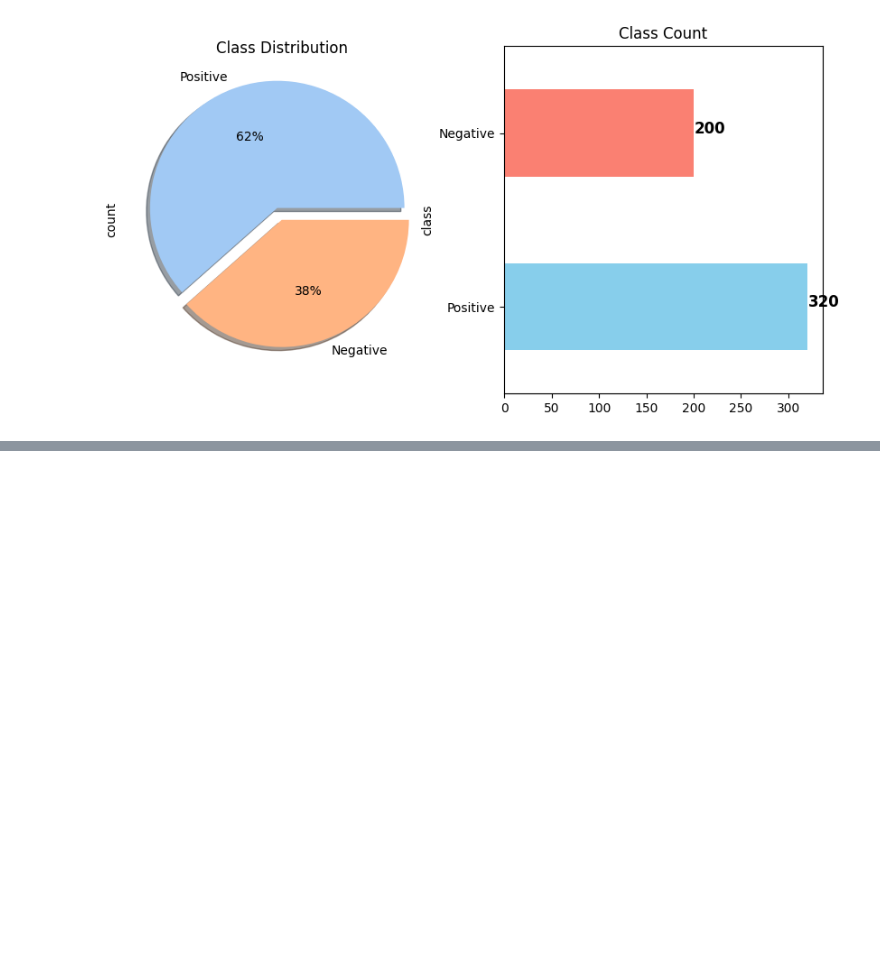
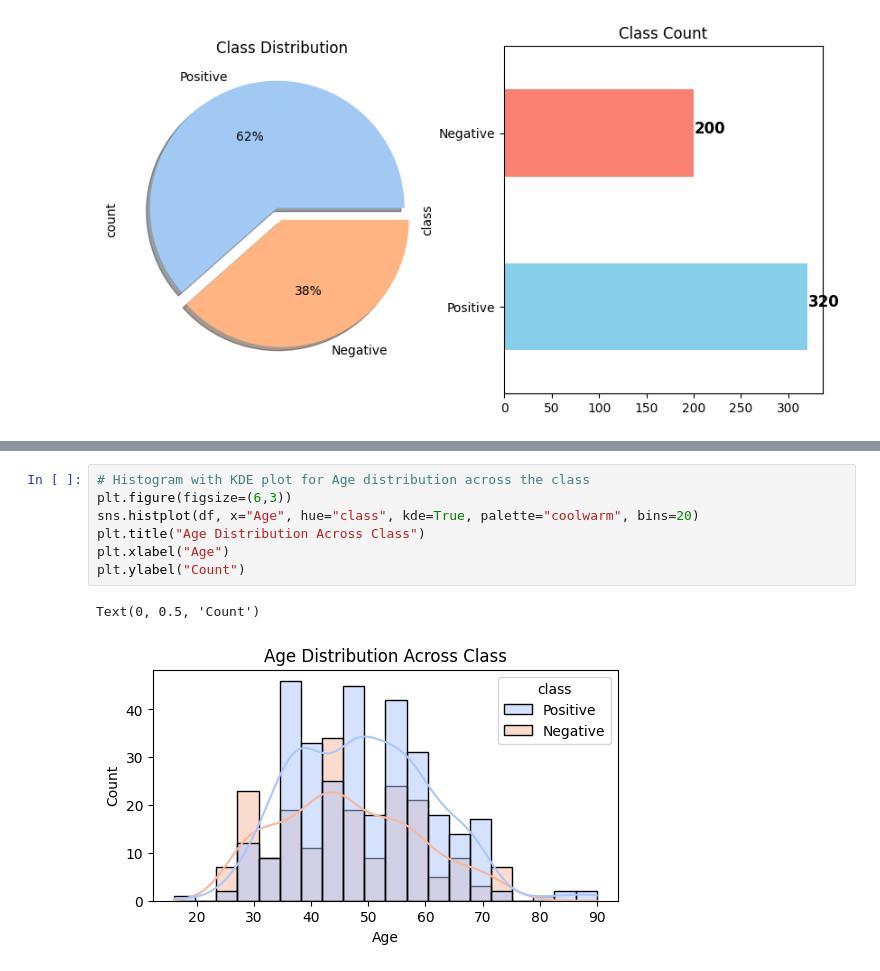
Before and after one commit to Angad143/HealthScope---A-Multi-Disease-Progression-and-Severity-Prediction-Platform, a Jupyter notebook: Diabetes Progression Prediction/Diabetes_Diseases_Prediction.ipynb, the cells around one changed output, grey strips where cells are left out. Drawn from its saved outputs; the diff is of its cells as text; blank space fills up the shorter version.

```diff
--- a/Diabetes Progression Prediction/Diabetes_Diseases_Prediction.ipynb
+++ b/Diabetes Progression Prediction/Diabetes_Diseases_Prediction.ipynb
@@ -198,0 +226,10 @@ plt.show()
+# %%
+# Histogram with KDE plot for Age distribution across the class
+plt.figure(figsize=(6,3))
+sns.histplot(df, x="Age", hue="class", kde=True, palette="coolwarm", bins=20)
+plt.title("Age Distribution Across Class")
+plt.xlabel("Age")
+plt.ylabel("Count")
+# %% [output]
+Text(0, 0.5, 'Count')
+[figure, added]
```
Also changed, not shown: parts of 25 cells of this notebook.
